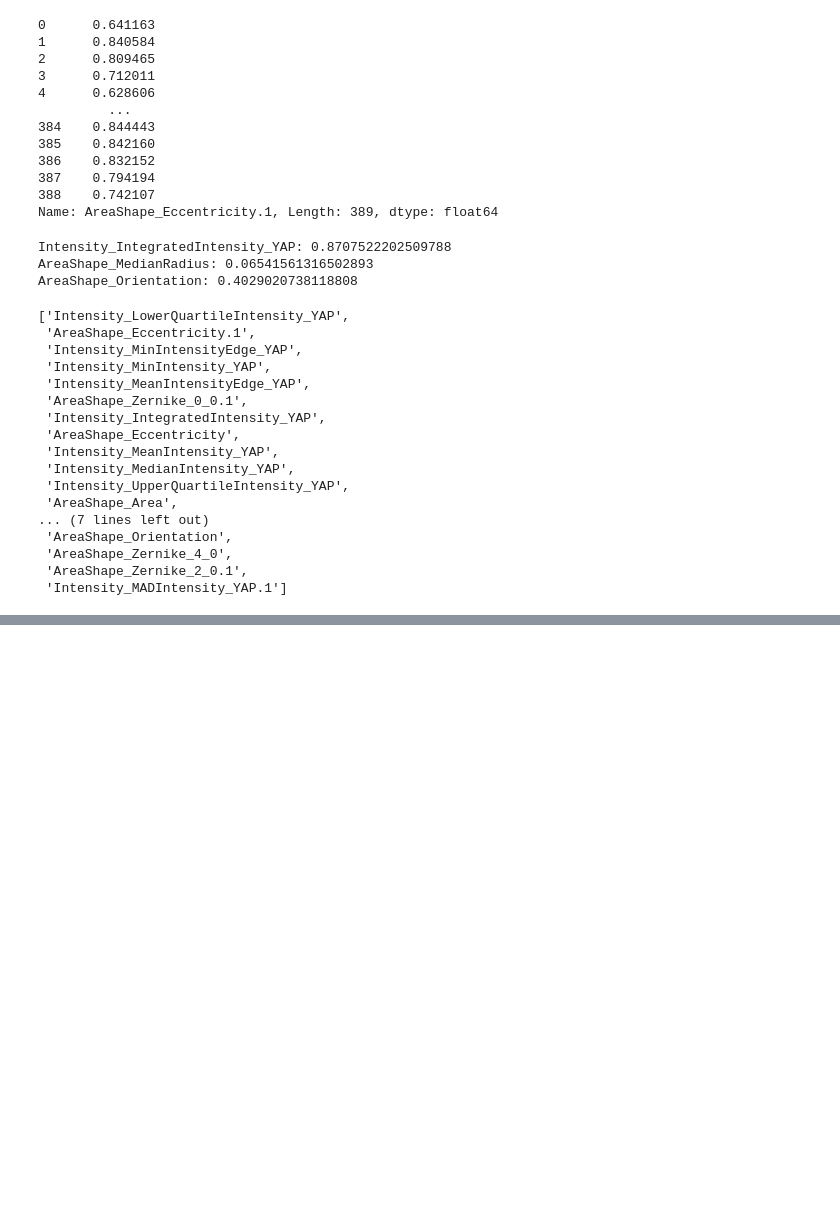
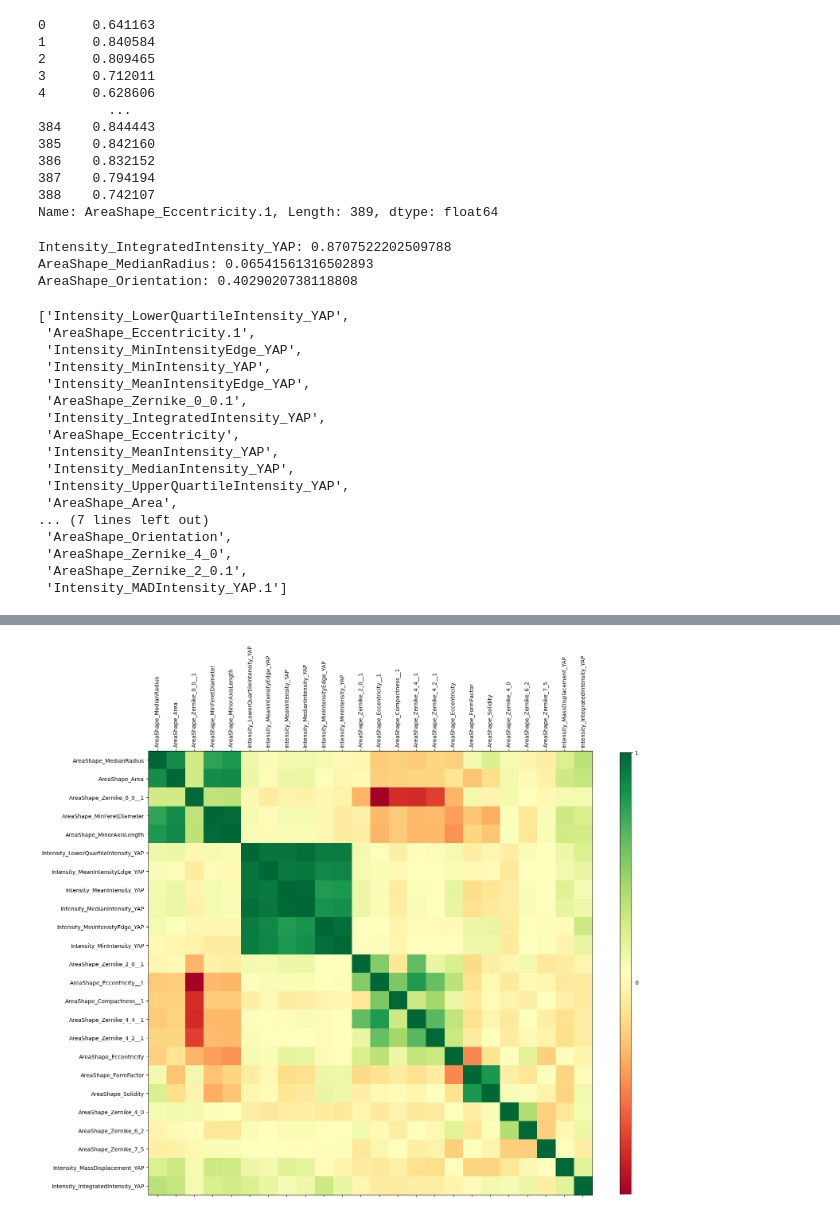
Before and after one commit to lindliu/ouyang, a Jupyter notebook: zhimeng/Untitled.ipynb, the cells around one changed output, grey strips where cells are left out. Drawn from its saved outputs; the diff is of its cells as text; code cells hidden in the pictures; blank space fills up the shorter version.

```diff
--- a/zhimeng/Untitled.ipynb
+++ b/zhimeng/Untitled.ipynb
@@ -26,6 +26,8 @@ import numpy as np
 np.random.seed(0)
 
 df = pd.read_csv('Total.csv', index_col = None)
+columns_new = dict([(name, name.replace('.','__')) for name in df.columns])
+df.rename(columns=columns_new, inplace=True)
 
 
 df_ = df[df['kPa']=='22kPa']
@@ -750,7 +624,0 @@ Fitting 10 folds for each of 48 candidates, totalling 480 fits
-# %%
-model_best = RandomForestClassifier()
-model_best.set_params(**search.best_params_)
-print(search.best_params_)
-
-model_best.fit(X_train, y_train['cluster'])
-print(classification_report(y_test, model_best.predict(X_test)))
@@ -766,0 +725,3 @@ weighted avg       0.88      0.88      0.88       117
+# %%
+top_num = 10
+selected_idx = np.c_[index_NB, index_LR, index_XGBoost, index_RF][:top_num, :]
@@ -766,0 +742,44 @@ weighted avg       0.88      0.88      0.88       117
+# %%
+selected = df_.drop(["ID", "cluster","kPa"], axis=1)
+# xyz = X.iloc[:,feature_selected]
+
+unique = np.unique(selected_idx)
+selected = selected.iloc[:, unique]
+# %%
+def plot_corr(df,size=10):
+    '''Plot a graphical correlation matrix for a dataframe.
+
+    Input:
+        df: pandas DataFrame
+        size: vertical and horizontal size of the plot'''
+
+    %matplotlib inline
+    import matplotlib.pyplot as plt
+
+    # Compute the correlation matrix for the received dataframe
+    corr = df.corr()
+
+    # Plot the correlation matrix
+    fig, ax = plt.subplots(figsize=(size, size))
+    cax = ax.matshow(corr, cmap='RdYlGn')
+    plt.xticks(range(len(corr.columns)), corr.columns, rotation=90);
+    plt.yticks(range(len(corr.columns)), corr.columns);
+
+    # Add the colorbar legend
+    cbar = fig.colorbar(cax, ticks=[-1, 0, 1], aspect=40, shrink=.8)
+
+plot_corr(selected)
+
+import scipy
+import scipy.cluster.hierarchy as sch
+
+selected_ = selected.corr().values
+d = sch.distance.pdist(selected_)   # vector of ('55' choose 2) pairwise distances
+L = sch.linkage(d, method='complete')
+ind = sch.fcluster(L, 0.5*d.max(), 'distance')
+columns = [selected.columns.tolist()[i] for i in list((np.argsort(ind)))]
+selected_sored = selected.reindex(columns, axis=1)
+
+plot_corr(selected_sored, size=18)
+# %% [output]
+[figure, added]
```
Also changed, not shown: parts of 16 cells of this notebook, 1 other file.
